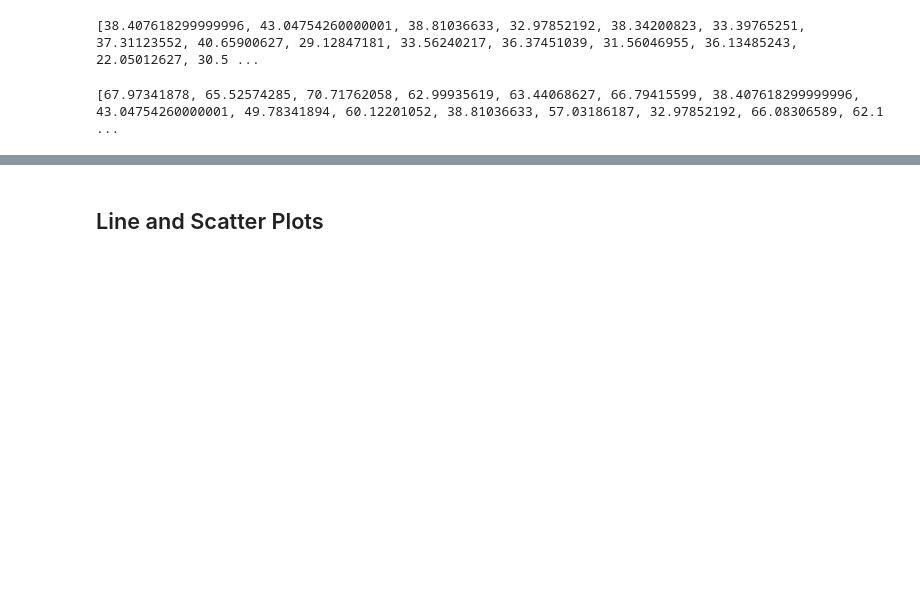
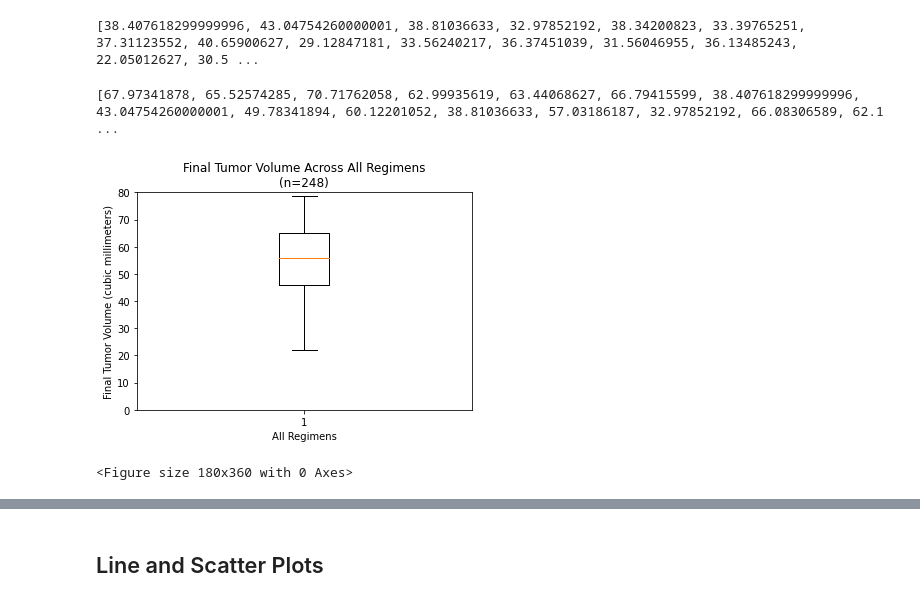
Before and after one commit to papadiscobravo/Pymeceutical-challenge-2, a Jupyter notebook: homework/assignment05/pymaceuticals_starter2.ipynb, the cells around one changed output, grey strips where cells are left out. Drawn from its saved outputs; the diff is of its cells as text; code cells hidden in the pictures; blank space fills up the shorter version.

Commit message:
box plots done

```diff
--- a/homework/assignment05/pymaceuticals_starter2.ipynb
+++ b/homework/assignment05/pymaceuticals_starter2.ipynb
@@ -609,9 +622,16 @@ print(tumorVolData)
 # %%
 # 16 Generate a box plot of the final tumor volume of each mouse
 # across four regimens of interest
-
-fig1, ax1 = plt.subplots()
-ax1.set_title("Final Tumor Volume Across All Regimens")
-ax1.set_ylabel("Final Tumor Volume (cubic millimeters)")
-ax1.boxplot(tumorVolData)
+RegYLimMax = 80
+# first let's see a box plot of final tumor volume for mice in
+# all four regimens of interest:
+plt.title(f"Final Tumor Volume Across All Regimens\n(n={AllReg_n})")
+plt.ylabel("Final Tumor Volume (cubic millimeters)")
+plt.xlabel("All Regimens")
+plt.boxplot(tumorVolData)
+plt.ylim(0, RegYLimMax)
+plt.figure(figsize=(2.5, 5))
 plt.show()
+# %% [output]
+[figure, added]
+<Figure size 180x360 with 0 Axes>
```
Also changed, not shown: parts of 3 cells of this notebook.
